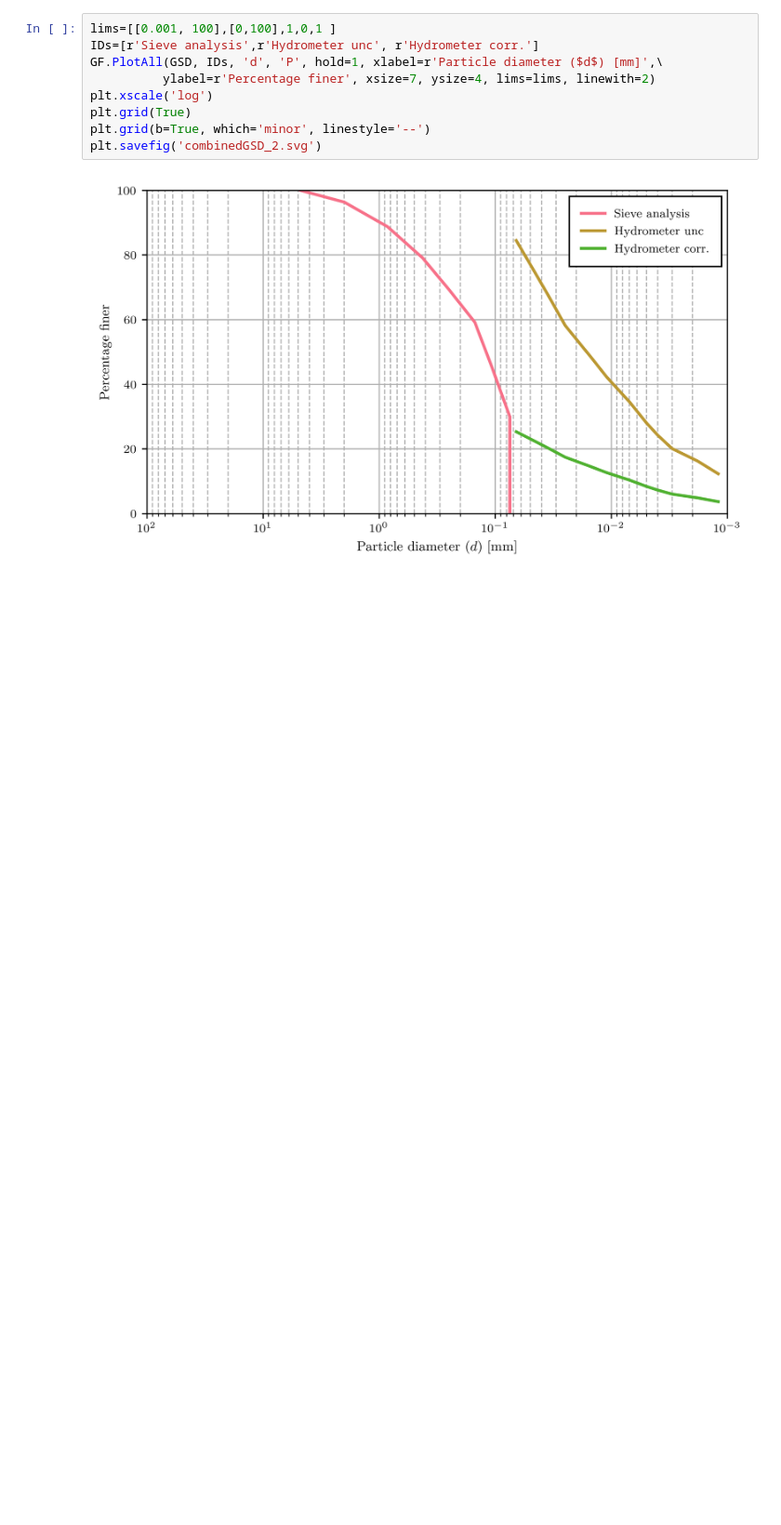
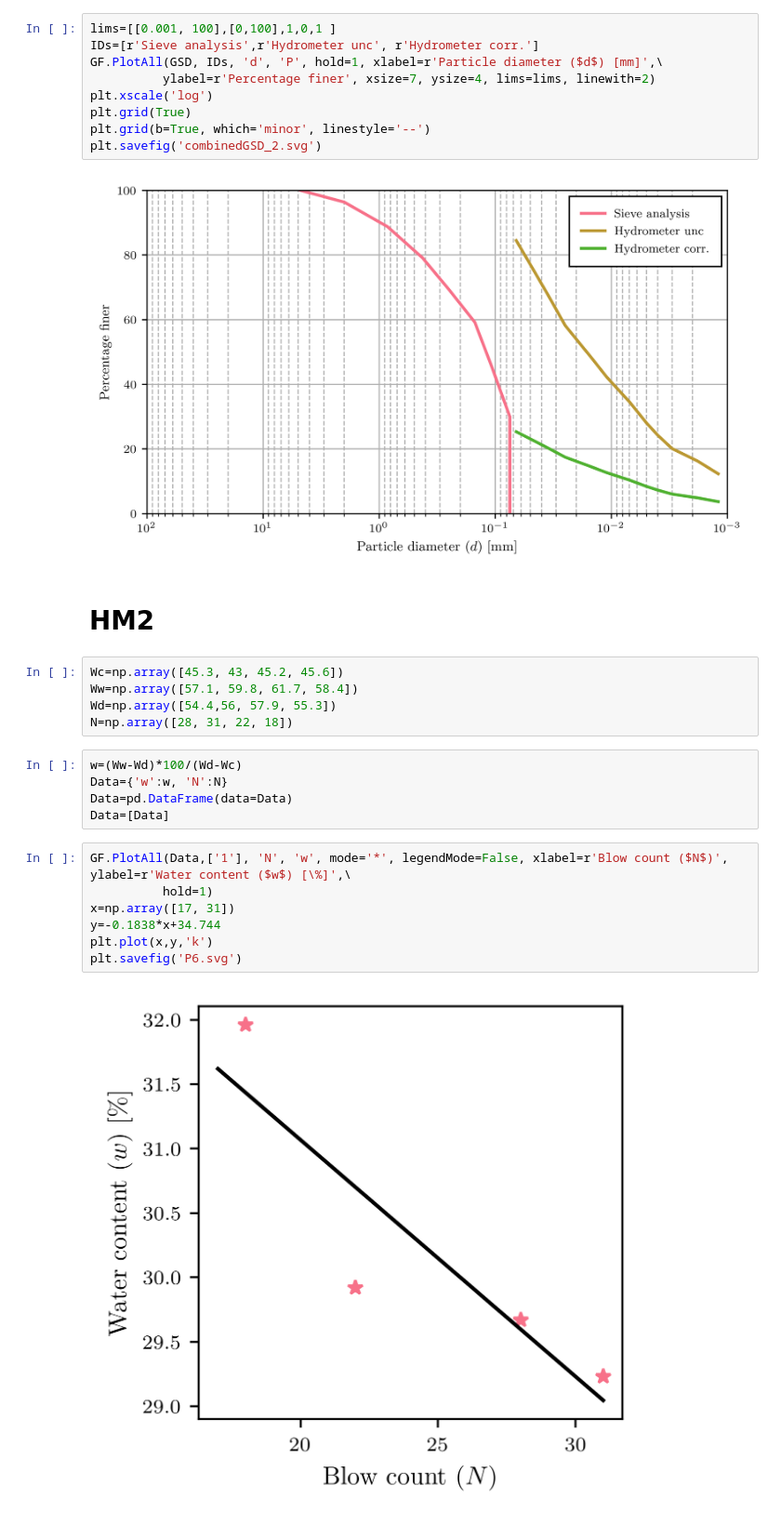
Before and after one commit to luisez1988/CIE365-Soil-mechanics, a Jupyter notebook: grain_size/Exercises and Homework assigment problems.ipynb, the cells around one changed output. Shown at 93% size. Cells and saved outputs as stored; diff of their text form; blank space fills up the shorter version.

```diff
--- a/grain_size/Exercises and Homework assigment problems.ipynb
+++ b/grain_size/Exercises and Homework assigment problems.ipynb
@@ -145,3 +147,24 @@ plt.grid(b=True, which='minor', linestyle='--')
 plt.savefig('combinedGSD_2.svg')
 # %% [output]
 [figure]
+# %% [markdown]
+# HM2
+# %%
+Wc=np.array([45.3, 43, 45.2, 45.6])
+Ww=np.array([57.1, 59.8, 61.7, 58.4])
+Wd=np.array([54.4,56, 57.9, 55.3])
+N=np.array([28, 31, 22, 18])
+# %%
+w=(Ww-Wd)*100/(Wd-Wc)
+Data={'w':w, 'N':N}
+Data=pd.DataFrame(data=Data)
+Data=[Data]
+# %%
+GF.PlotAll(Data,['1'], 'N', 'w', mode='*', legendMode=False, xlabel=r'Blow count ($N$)', ylabel=r'Water content ($w$) [\%]',\
+          hold=1)
+x=np.array([17, 31])
+y=-0.1838*x+34.744
+plt.plot(x,y,'k')
+plt.savefig('P6.svg')
+# %% [output]
+[figure, added]
```
Also changed, not shown: parts of 7 cells of this notebook, 9 other files.
